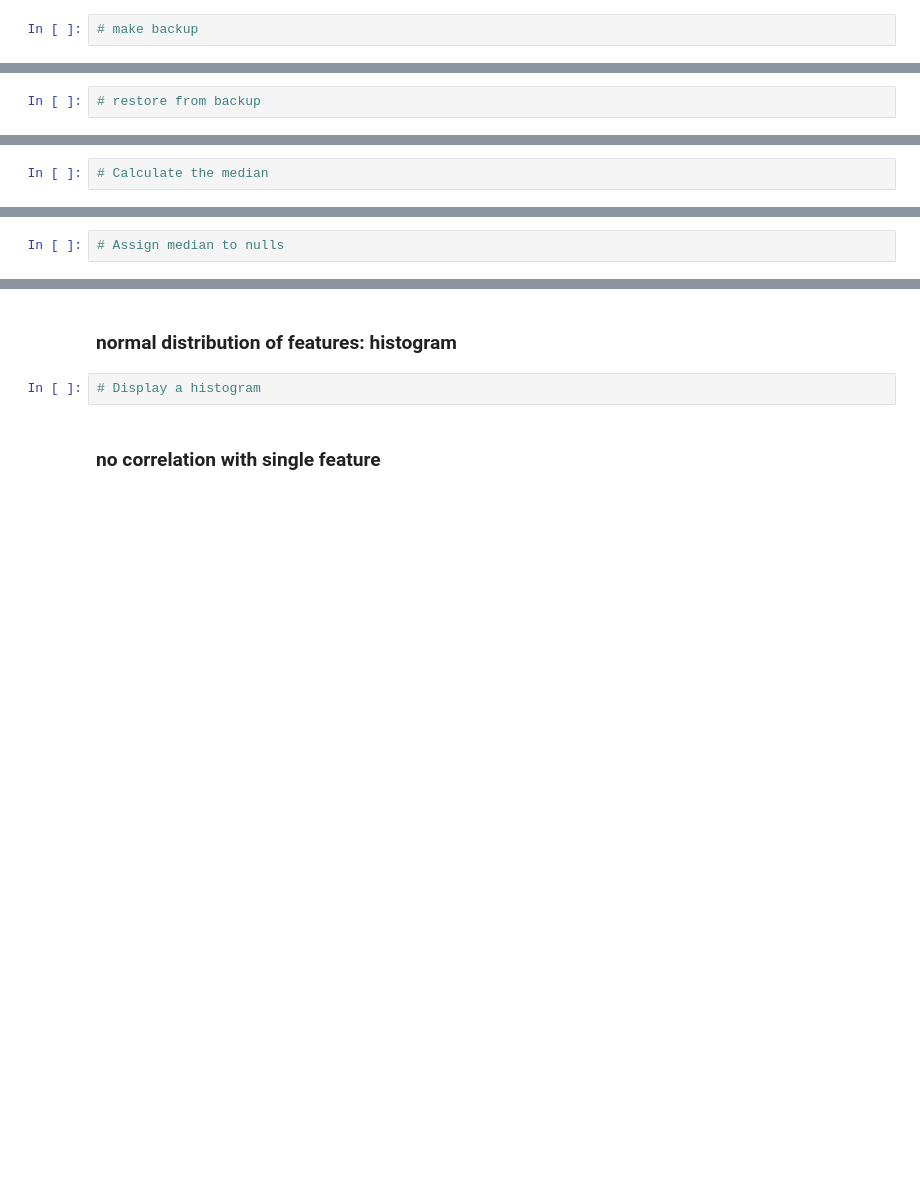
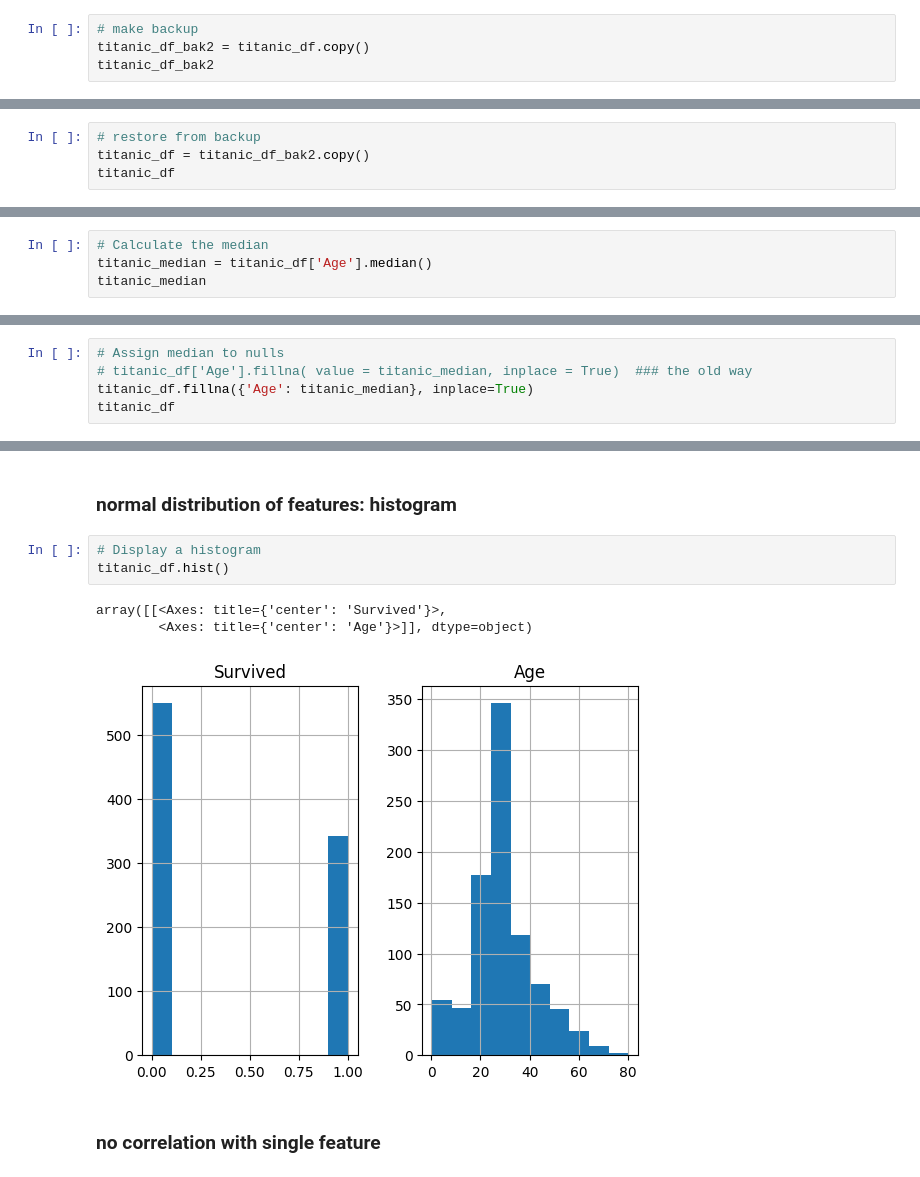
Before and after one commit to cnmi-ds-22/rwcitek___Data-Science-Portfolio-C22, a Jupyter notebook: Modules/Module_1_Intro_to_DS_and_Naive_Bayes/Projects/Instructions/Project-0/Titanic.Survival.Prediction.Using.Naive.Bayes.pass-02.ipynb, the cells around one changed output, grey strips where cells are left out. Drawn from its saved outputs; the diff is of its cells as text; blank space fills up the shorter version.

```diff
--- a/Modules/Module_1_Intro_to_DS_and_Naive_Bayes/Projects/Instructions/Project-0/Titanic.Survival.Prediction.Using.Naive.Bayes.pass-02.ipynb
+++ b/Modules/Module_1_Intro_to_DS_and_Naive_Bayes/Projects/Instructions/Project-0/Titanic.Survival.Prediction.Using.Naive.Bayes.pass-02.ipynb
@@ -135,3 +331,5 @@ Select `Survived` for the target and `Age` for the single feature
 ### Backup #2
 # %%
 # make backup
+titanic_df_bak2 = titanic_df.copy()
+titanic_df_bak2
@@ -138,2 +350,4 @@ Select `Survived` for the target and `Age` for the single feature
 # %%
 # restore from backup
+titanic_df = titanic_df_bak2.copy()
+titanic_df
@@ -149,3 +377,5 @@ Select `Survived` for the target and `Age` for the single feature
 Impute with the median.
 # %%
 # Calculate the median
+titanic_median = titanic_df['Age'].median()
+titanic_median
@@ -152,2 +384,5 @@ Impute with the median.
 # %%
 # Assign median to nulls
+# titanic_df['Age'].fillna( value = titanic_median, inplace = True)  ### the old way
+titanic_df.fillna({'Age': titanic_median}, inplace=True)
+titanic_df
@@ -165,6 +423,11 @@ GNB has two requirements:
 ### normal distribution of features: histogram
 # %%
 # Display a histogram
+titanic_df.hist()
+# %% [output]
+array([[<Axes: title={'center': 'Survived'}>,
+        <Axes: title={'center': 'Age'}>]], dtype=object)
+[figure, added]
 # %% [markdown]
 ### no correlation with single feature
 # %% [markdown]
```
Also changed, not shown: parts of 46 cells of this notebook.
